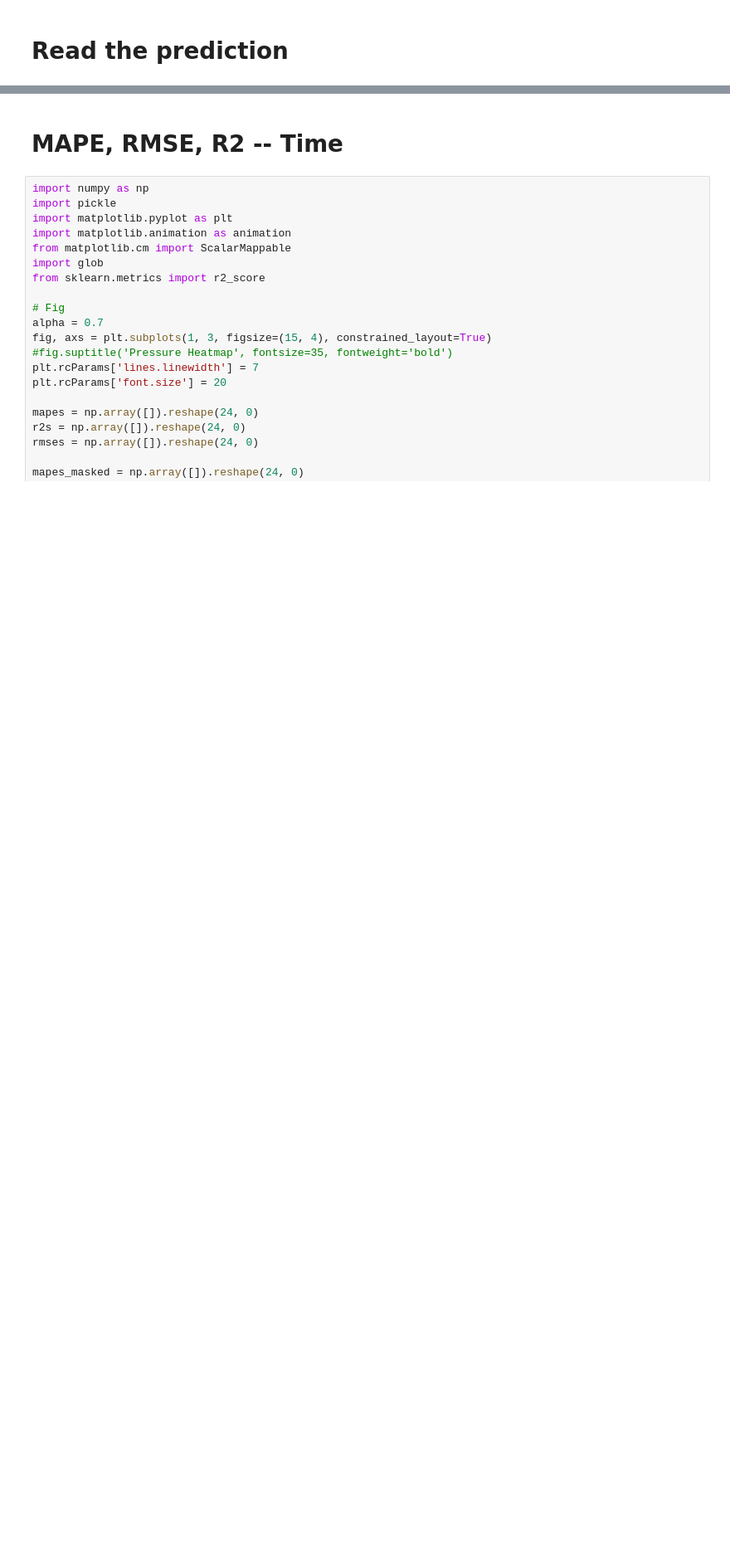
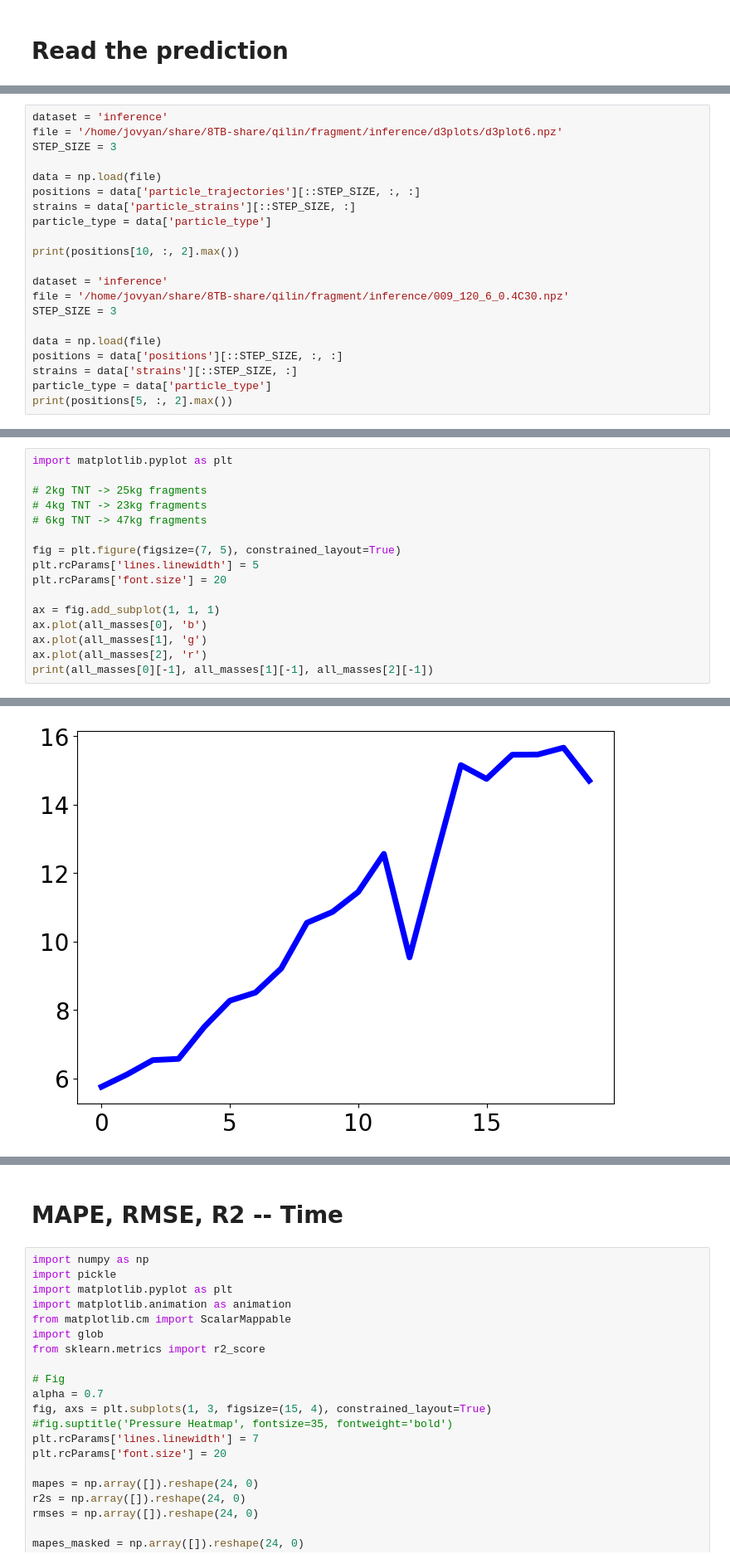
Before and after one commit to qilinli/gns-fragment, a Jupyter notebook: notebooks/report_fragment.ipynb, the cells around one changed output, grey strips where cells are left out. Shown at 83% size. Saved outputs shown, nothing was run; the diff lists cells and outputs as text; blank space fills up the shorter version.

Commit message:
Add inference code

```diff
--- a/notebooks/report_fragment.ipynb
+++ b/notebooks/report_fragment.ipynb
@@ -42,0 +67,21 @@ print(gt_pos.shape, pred_strain.shape, gt_strain.shape, particle_type.shape)
+# %%
+dataset = 'inference'
+file = '/home/jovyan/share/8TB-share/qilin/fragment/inference/d3plots/d3plot6.npz'
+STEP_SIZE = 3
+
+data = np.load(file)
+positions = data['particle_trajectories'][::STEP_SIZE, :, :]
+strains = data['particle_strains'][::STEP_SIZE, :]
+particle_type = data['particle_type']
+
+print(positions[10, :, 2].max())
+
+dataset = 'inference'
+file = '/home/jovyan/share/8TB-share/qilin/fragment/inference/009_120_6_0.4C30.npz'
+STEP_SIZE = 3
+
+data = np.load(file)
+positions = data['positions'][::STEP_SIZE, :, :]
+strains = data['strains'][::STEP_SIZE, :]
+particle_type = data['particle_type']
+print(positions[5, :, 2].max())
@@ -42,0 +339,17 @@ print(gt_pos.shape, pred_strain.shape, gt_strain.shape, particle_type.shape)
+# %%
+import matplotlib.pyplot as plt
+
+# 2kg TNT -> 25kg fragments
+# 4kg TNT -> 23kg fragments
+# 6kg TNT -> 47kg fragments
+
+fig = plt.figure(figsize=(7, 5), constrained_layout=True)
+plt.rcParams['lines.linewidth'] = 5
+plt.rcParams['font.size'] = 20
+
+ax = fig.add_subplot(1, 1, 1)
+ax.plot(all_masses[0], 'b')
+ax.plot(all_masses[1], 'g')
+ax.plot(all_masses[2], 'r')
+print(all_masses[0][-1], all_masses[1][-1], all_masses[2][-1])
+# %% [output]
@@ -42,0 +357 @@ print(gt_pos.shape, pred_strain.shape, gt_strain.shape, particle_type.shape)
+[figure, added]
```
Also changed, not shown: parts of 16 cells of this notebook, 9 other files.
